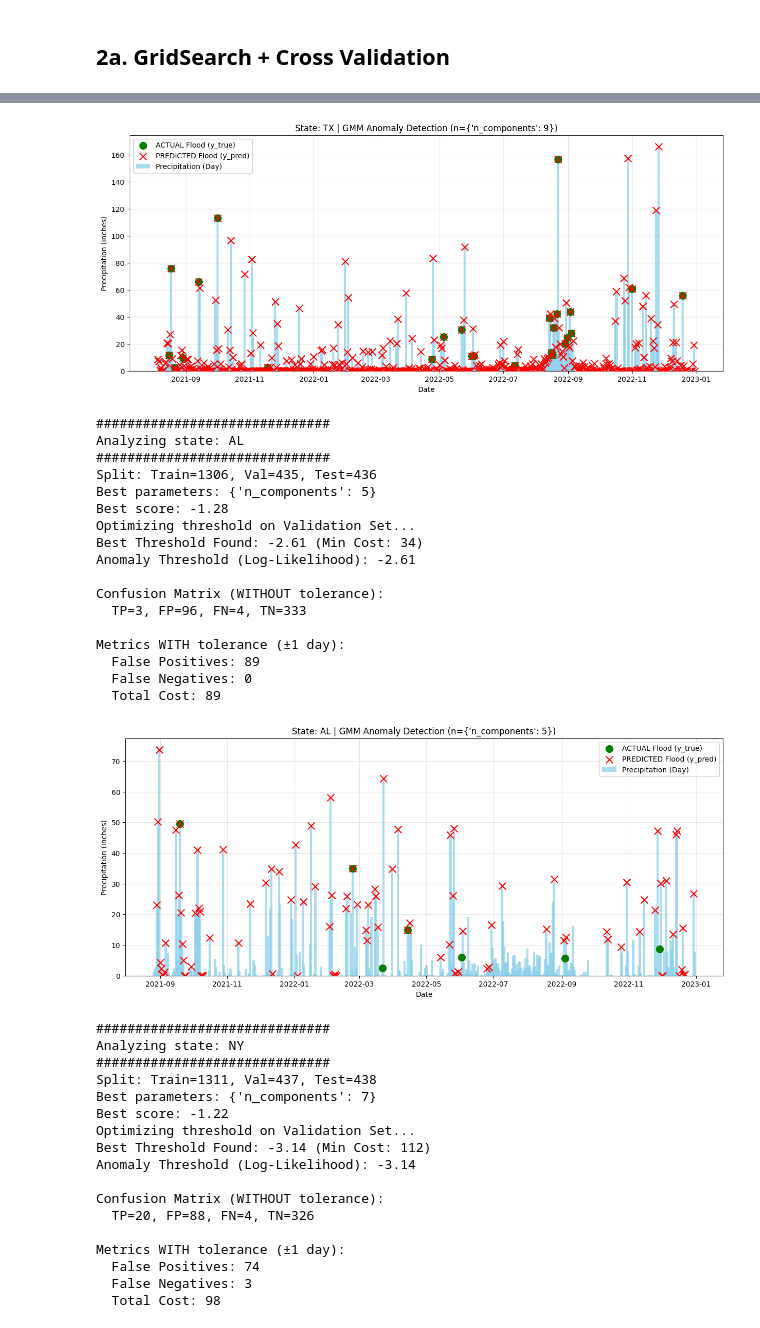
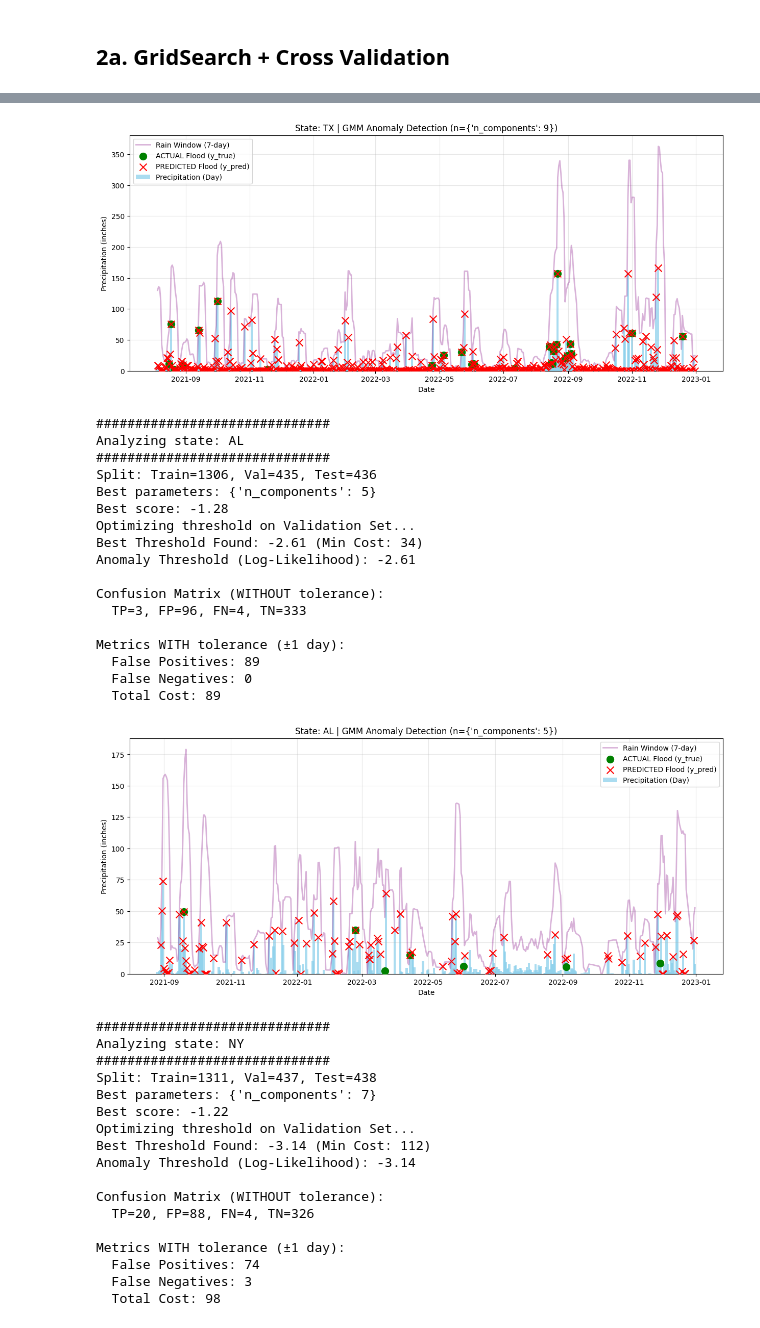
Before and after one commit to mattialodi0/progA3I, a Jupyter notebook: GMM.ipynb, the cells around one changed output, grey strips where cells are left out. Saved outputs shown, nothing was run; the diff lists cells and outputs as text; code cells hidden in the pictures.

Commit message:
add precipitation window in the plot

```diff
--- a/GMM.ipynb
+++ b/GMM.ipynb
@@ -263,8 +263,11 @@ for state in STATES_TO_ANALYZE:
     # 7. --- FINAL PLOT ---
     plt.figure(figsize=(15, 6))
 
-    # A) Barplot of Precipitation
+    # A1) Barplot of Precipitation
     plt.bar(test_data['date'], test_data['precipitation'], color='skyblue', label='Precipitation (Day)', width=2, alpha=0.7)
+
+    # A2) Line plot of Rain Window
+    plt.plot(test_data['date'], test_data['rain_window'], color='purple', label='Rain Window (7-day)', alpha=0.3, linewidth=2)
 
     # B) True Floods (y_true)
     true_floods = test_data[test_data['is_flood'] == 1]
@@ -293,35 +296,35 @@ Split: Train=1507, Val=502, Test=503
 Best parameters: {'n_components': 9}
 Best score: -0.26
 Optimizing threshold on Validation Set...
 Best Threshold Found: 6.71 (Min Cost: 380)
 Anomaly Threshold (Log-Likelihood): 6.71
 
 Confusion Matrix (WITHOUT tolerance):
   TP=26, FP=477, FN=0, TN=0
 
 Metrics WITH tolerance (±1 day):
   False Positives: 437
   False Negatives: 0
   Total Cost: 437
-[figure, old version]
+[figure, new version]
 ##############################
 Analyzing state: AL
 ##############################
 Split: Train=1306, Val=435, Test=436
 Best parameters: {'n_components': 5}
 Best score: -1.28
 Optimizing threshold on Validation Set...
 Best Threshold Found: -2.61 (Min Cost: 34)
 Anomaly Threshold (Log-Likelihood): -2.61
 
 Confusion Matrix (WITHOUT tolerance):
   TP=3, FP=96, FN=4, TN=333
 
 Metrics WITH tolerance (±1 day):
   False Positives: 89
   False Negatives: 0
   Total Cost: 89
-[figure, old version]
+[figure, new version]
 ##############################
 Analyzing state: NY
 ##############################
```
Also changed, not shown: parts of 1 cell of this notebook.
